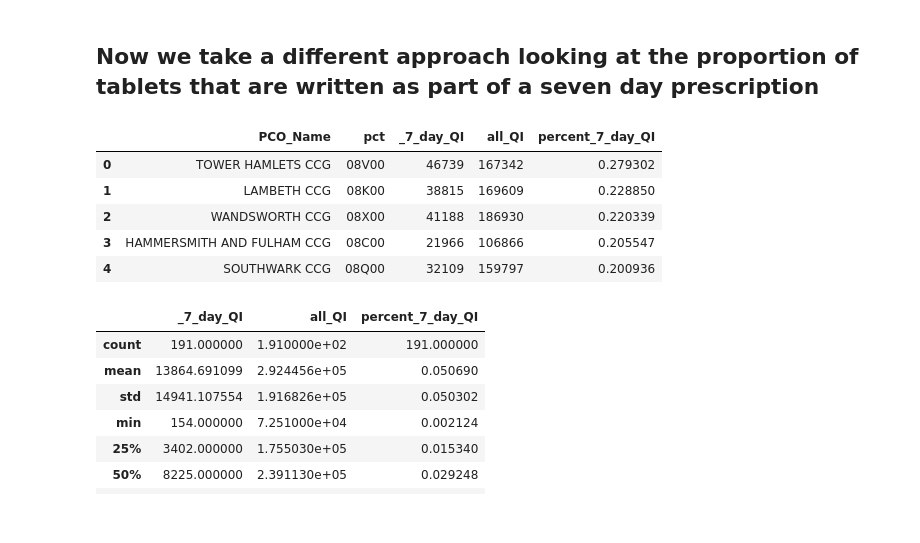
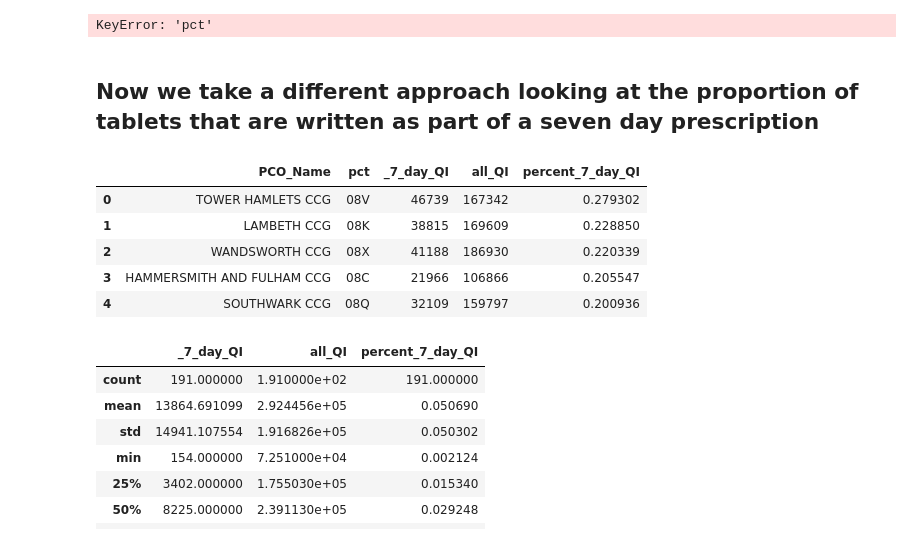
Before and after one commit to ebmdatalab/prescribing-queries, a Jupyter notebook: Query Notebooks/Aspirin.sevendayrx/7 Day Aspirin.ipynb, the cells around one changed output. Cells and saved outputs as stored; diff of their text form; code cells hidden in the pictures.

```diff
--- a/Query Notebooks/Aspirin.sevendayrx/7 Day Aspirin.ipynb
+++ b/Query Notebooks/Aspirin.sevendayrx/7 Day Aspirin.ipynb
@@ -136,0 +156,4 @@ circa 21% of Aspirin 75mg items are written as a seven day prescription.
+# %%
+dosette_boxes_ccg.plot.bar(x='pct', y='percent_seven_days')
+# %% [output]
+KeyError: 'pct'
@@ -146,39 +174,40 @@ SELECT
       ELSE 0
   END) AS _7_day_QI,
   SUM(quantity*items) AS all_QI,
   IEEE_DIVIDE(SUM(CASE
       WHEN quantity=7 THEN quantity*items
       ELSE 0
   END),
       SUM(quantity*items)) AS percent_7_day_QI
 FROM
 ebmdatalab.tmp_eu.raw_prescribing_data_2019_04 AS presc
 INNER JOIN
   hscic.ccgs AS ccg
 ON
   SUBSTR(presc.pco_code,0,3)=ccg.code
 WHERE
     (bnf_code LIKE '0209000A0%AB' ##dispersible 75mg
     OR bnf_code LIKE '0209000A0%AJ' ##normal 75mg tabs
     OR bnf_code LIKE '0209000A0%AK') ##enteric coated 75mg
     AND ccg.org_type = 'CCG'
 GROUP BY
   PCO_Name,
   PCO_Code
 ORDER BY
   percent_7_day_QI DESC
 '''
 
 df2_aspirin = bq.cached_read(sql, csv_path='aspirintwo_sevendays.csv')
-df2_aspirin.rename(columns={'PCO_Code':'pct'}, inplace=True)
+df2_aspirin.rename(columns={'PCO_Code':'pct'}, inplace=True) ##rename column for mapping
+df2_aspirin['pct'] = df2_aspirin['pct'].astype(str).str[:-2] ##here we strip trailing zeros in preparation for mapping
 df2_aspirin.head(5)
 # %% [output]
 |  | PCO_Name | pct | _7_day_QI | all_QI | percent_7_day_QI |
-| 0 | TOWER HAMLETS CCG | 08V00 | 46739 | 167342 | 0.279302 |
-| 1 | LAMBETH CCG | 08K00 | 38815 | 169609 | 0.228850 |
-| 2 | WANDSWORTH CCG | 08X00 | 41188 | 186930 | 0.220339 |
-| 3 | HAMMERSMITH AND FULHAM CCG | 08C00 | 21966 | 106866 | 0.205547 |
-| 4 | SOUTHWARK CCG | 08Q00 | 32109 | 159797 | 0.200936 |
+| 0 | TOWER HAMLETS CCG | 08V | 46739 | 167342 | 0.279302 |
+| 1 | LAMBETH CCG | 08K | 38815 | 169609 | 0.228850 |
+| 2 | WANDSWORTH CCG | 08X | 41188 | 186930 | 0.220339 |
+| 3 | HAMMERSMITH AND FULHAM CCG | 08C | 21966 | 106866 | 0.205547 |
+| 4 | SOUTHWARK CCG | 08Q | 32109 | 159797 | 0.200936 |
 # %%
 df2_aspirin.describe()
 # %% [output]
```
Also changed, not shown: parts of 28 cells of this notebook, 3 other files.
